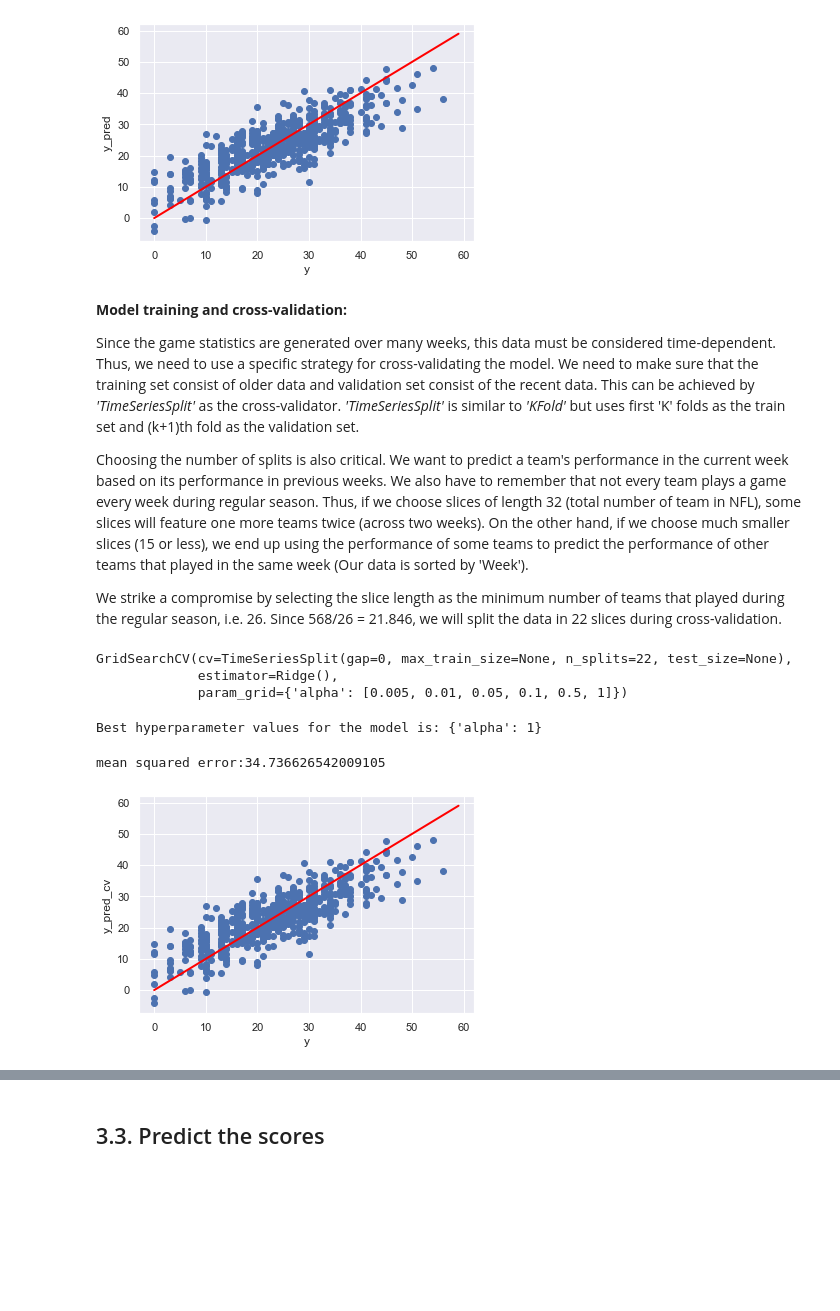
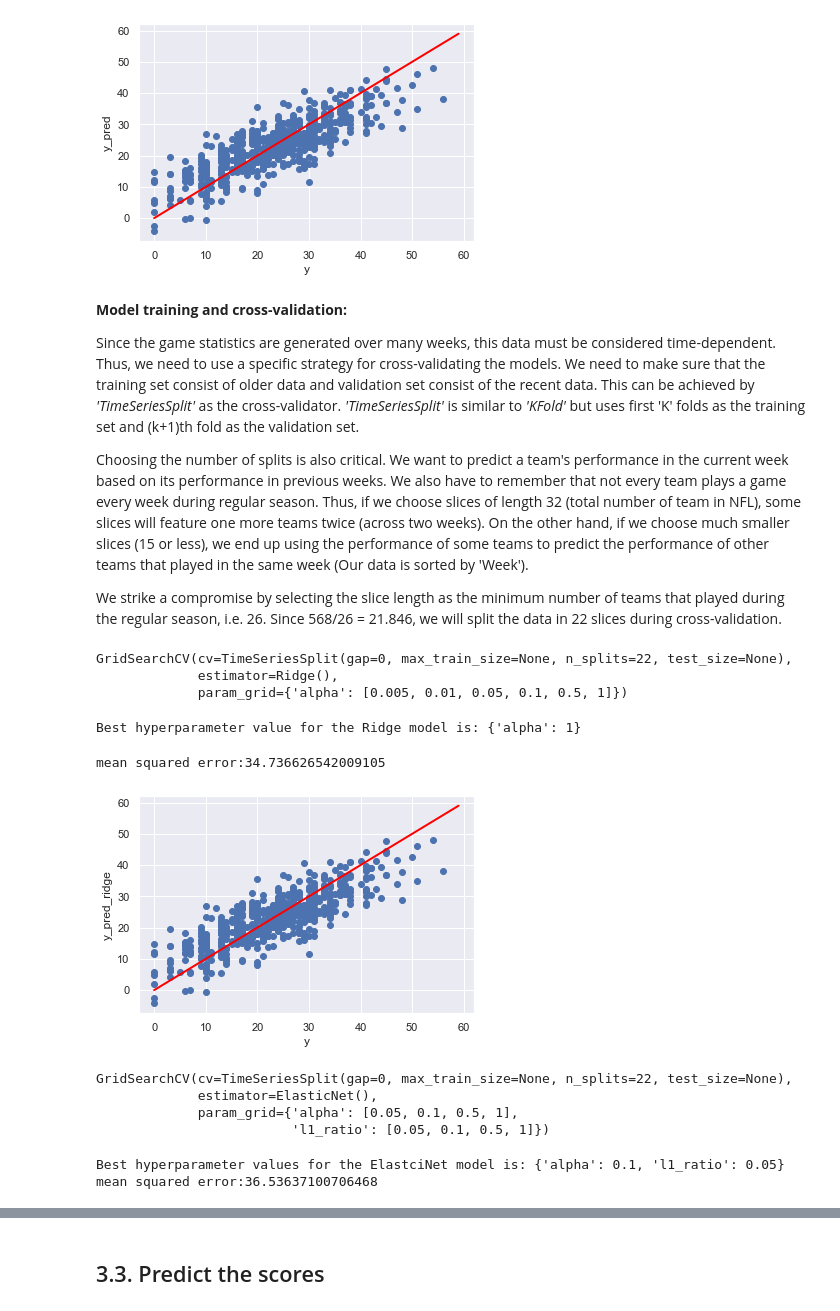
Before and after one commit to ninad22dixit/Superbowl_winner_prediction, a Jupyter notebook: Pre-processing_and_Model.ipynb, the cells around one changed output, grey strips where cells are left out. Cells and saved outputs as stored; diff of their text form; code cells hidden in the pictures; blank space fills up the shorter version.

```diff
--- a/Pre-processing_and_Model.ipynb
+++ b/Pre-processing_and_Model.ipynb
@@ -471,7 +472,7 @@ plt.show()
 # %% [markdown]
 **Model training and cross-validation:**
 
-Since the game statistics are generated over many weeks, this data must be considered time-dependent. Thus, we need to use a specific strategy for cross-validating the model. We need to make sure that the training set consist of older data and validation set consist of the recent data. This can be achieved by *'TimeSeriesSplit'* as the cross-validator. *'TimeSeriesSplit'* is similar to *'KFold'* but uses first 'K' folds as the train set and (k+1)th fold as the validation set.
+Since the game statistics are generated over many weeks, this data must be considered time-dependent. Thus, we need to use a specific strategy for cross-validating the models. We need to make sure that the training set consist of older data and validation set consist of the recent data. This can be achieved by *'TimeSeriesSplit'* as the cross-validator. *'TimeSeriesSplit'* is similar to *'KFold'* but uses first 'K' folds as the training set and (k+1)th fold as the validation set.
 
 Choosing the number of splits is also critical. We want to predict a team's performance in the current week based on its performance in previous weeks. We also have to remember that not every team plays a game every week during regular season. Thus, if we choose slices of length 32 (total number of team in NFL), some slices will feature one more teams twice (across two weeks). On the other hand, if we choose much smaller slices (15 or less), we end up using the performance of some teams to predict the performance of other teams that played in the same week (Our data is sorted by 'Week').
 
@@ -482,9 +483,9 @@ We strike a compromise by selecting the slice length as the minimum number of te
 param_grid = {'alpha':[0.005, 0.01, 0.05, 0.1, 0.5, 1]}
 tscv = TimeSeriesSplit(n_splits=22)
 
-grid = GridSearchCV(estimator=ridge, param_grid=param_grid, cv=tscv)
+ridge_grid = GridSearchCV(estimator=ridge, param_grid=param_grid, cv=tscv)
 
-grid.fit(X_train,y_train)
+ridge_grid.fit(X_train,y_train)
 # %% [output]
 GridSearchCV(cv=TimeSeriesSplit(gap=0, max_train_size=None, n_splits=22, test_size=None),
              estimator=Ridge(),
@@ -492,24 +493,52 @@ GridSearchCV(cv=TimeSeriesSplit(gap=0, max_train_size=None, n_splits=22, test_si
 # %%
 # Print optimal hyperparameter value
 
-print(f'Best hyperparameter values for the model is: {grid.best_params_}')
+print(f'Best hyperparameter value for the Ridge model is: {ridge_grid.best_params_}')
 # %% [output]
-Best hyperparameter values for the model is: {'alpha': 1}
+Best hyperparameter value for the Ridge model is: {'alpha': 1}
 # %%
 # Predict 'y' using cross-validated data
 
-y_pred_cv = grid.predict(X_train)
-print(f'mean squared error:{mean_squared_error(y_train,y_pred_cv)}')
+y_pred_ridge = ridge_grid.predict(X_train)
+print(f'mean squared error:{mean_squared_error(y_train,y_pred_ridge)}')
 # %% [output]
 mean squared error:34.736626542009105
 # %%
 # Plot the predictions
 
 plt.figure()
-plt.scatter(y_train,y_pred_cv)
+plt.scatter(y_train,y_pred_ridge)
 plt.xlabel('y')
 plt.plot(range(60),range(60),linewidth=2, color='red')
-plt.ylabel('y_pred_cv')
+plt.ylabel('y_pred_ridge')
 plt.show()
 # %% [output]
-[figure, old version]
+[figure, new version]
+# %%
+# Use GridSearch to optimize 'ElasticNet' hyperparameters
+
+enet = ElasticNet()
+
+param_grid = {'alpha':[0.05, 0.1, 0.5, 1], 'l1_ratio':[0.05, 0.1, 0.5, 1]}
+tscv = TimeSeriesSplit(n_splits=22)
+
+enet_grid = GridSearchCV(estimator=enet, param_grid=param_grid, cv=tscv)
+
+enet_grid.fit(X_train,y_train)
+# %% [output]
+GridSearchCV(cv=TimeSeriesSplit(gap=0, max_train_size=None, n_splits=22, test_size=None),
+             estimator=ElasticNet(),
+             param_grid={'alpha': [0.05, 0.1, 0.5, 1],
+                         'l1_ratio': [0.05, 0.1, 0.5, 1]})
+# %%
+# Print optimal hyperparameter values
+
+print(f'Best hyperparameter values for the ElastciNet model is: {enet_grid.best_params_}')
+
+# Predict 'y' using cross-validated data
+
+y_pred_enet = enet_grid.predict(X_train)
+print(f'mean squared error:{mean_squared_error(y_train,y_pred_enet)}')
+# %% [output]
+Best hyperparameter values for the ElastciNet model is: {'alpha': 0.1, 'l1_ratio': 0.05}
+mean squared error:36.53637100706468
```
Also changed, not shown: parts of 9 cells of this notebook.
